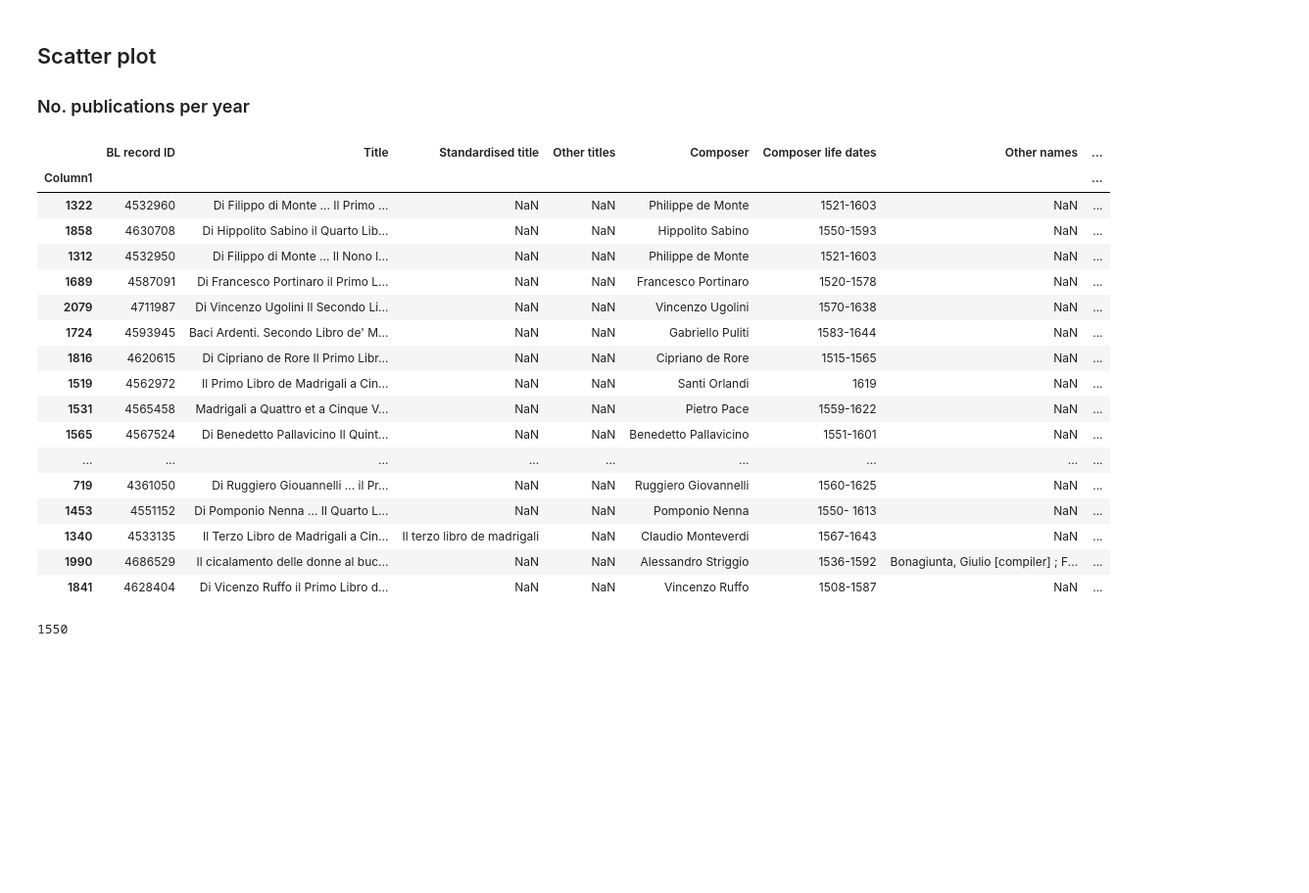
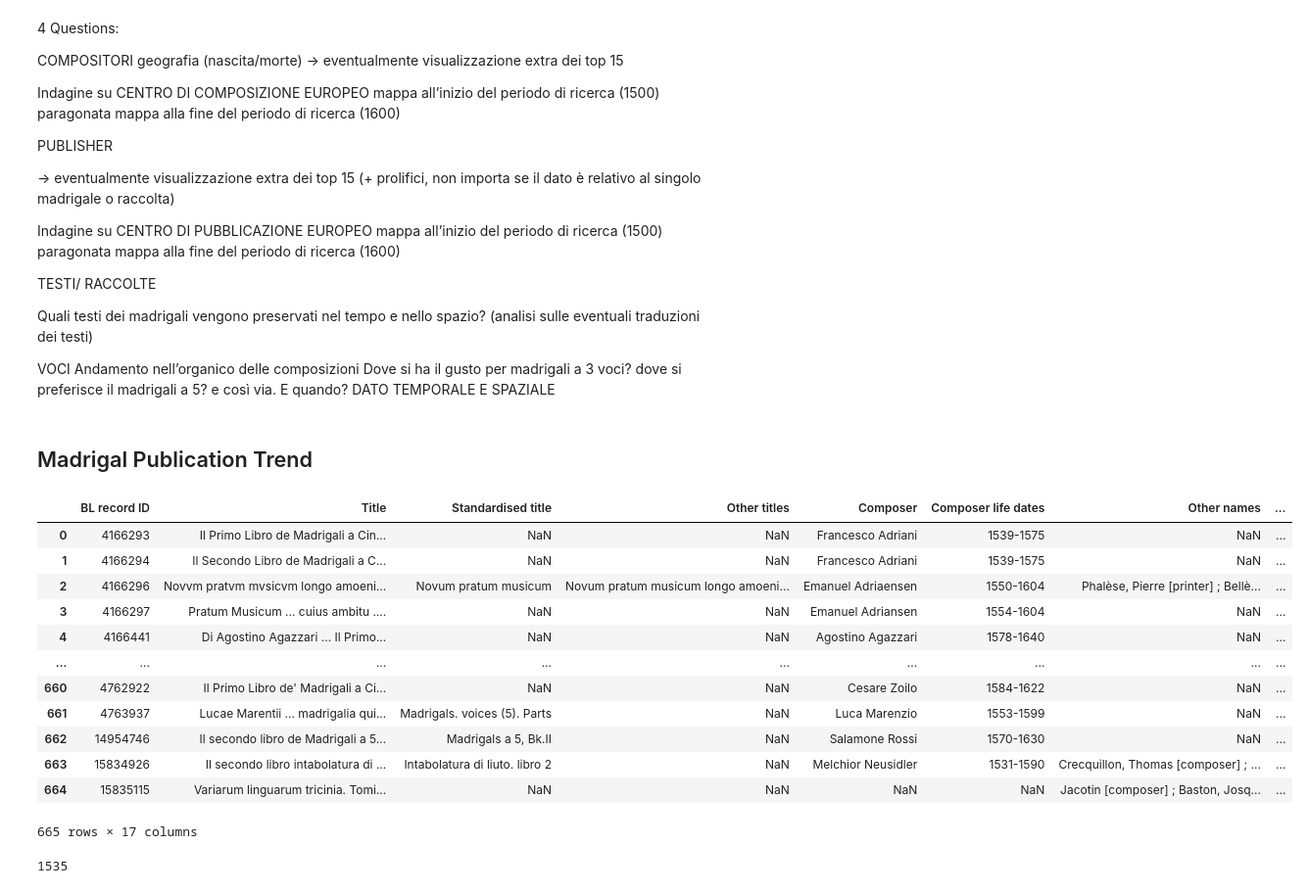
Before and after one commit to Madrigalis/Madrigalis.github.io, a Jupyter notebook: Cleaned.ipynb, the cells around one changed output. Shown at 98% size. Cells and saved outputs as stored; diff of their text form; code cells hidden in the pictures; blank space fills up the shorter version.

```diff
--- a/Cleaned.ipynb
+++ b/Cleaned.ipynb
@@ -1,6 +1,36 @@
+# %% [markdown]
+4 Questions:
+
+COMPOSITORI
+geografia (nascita/morte)
+→ eventualmente visualizzazione extra dei top 15
+
+Indagine su CENTRO DI COMPOSIZIONE EUROPEO
+mappa all’inizio del periodo di ricerca (1500)
+paragonata
+mappa alla fine del periodo di ricerca (1600)
+
+PUBLISHER
+
+→ eventualmente visualizzazione extra dei top 15 (+ prolifici, non importa se il dato è relativo al singolo madrigale o raccolta)
+
+Indagine su CENTRO DI PUBBLICAZIONE EUROPEO
+mappa all’inizio del periodo di ricerca (1500)
+paragonata
+mappa alla fine del periodo di ricerca (1600)
+
+TESTI/ RACCOLTE
+
+Quali testi dei madrigali vengono preservati nel tempo e nello spazio?
+(analisi sulle eventuali traduzioni dei testi)
+
+VOCI
+Andamento nell’organico delle composizioni
+Dove si ha il gusto per madrigali a 3 voci? dove si preferisce il madrigali a 5? e così via.
+E quando?
+DATO TEMPORALE E SPAZIALE
 # %% [markdown]
-## Scatter plot
-### No. publications per year
+## Madrigal Publication Trend
 # %%
 import pandas as pd
 import numpy as np
@@ -23,27 +53,22 @@ from plotly.offline import download_plotlyjs, init_notebook_mode, plot, iplot
 init_notebook_mode(connected=True)
 #cf.go_offline()
 # %%
-data = pd.read_csv("C:/UNI/DHDK/EPDS/Proj/sample_publishers.csv", index_col='Column1', parse_dates=['Composer life dates', 'Publication date (standardised)'])
+data = pd.read_csv("C:/UNI/DHDK/EPDS/Proj/final_publishers_cleaned.csv", index_col='Unnamed: 0', parse_dates=['Composer life dates', 'Publication date (standardised)'])
 data
 # %% [output]
 |  | BL record ID | Title | Standardised title | Other titles | Composer | Composer life dates | Other names | ... |
-| Column1 |  |  |  |  |  |  |  | ... |
-| 1322 | 4532960 | Di Filippo di Monte ... Il Primo ... | NaN | NaN | Philippe de Monte | 1521-1603 | NaN | ... |
-| 1858 | 4630708 | Di Hippolito Sabino il Quarto Lib... | NaN | NaN | Hippolito Sabino | 1550-1593 | NaN | ... |
-| 1312 | 4532950 | Di Filippo di Monte ... Il Nono l... | NaN | NaN | Philippe de Monte | 1521-1603 | NaN | ... |
-| 1689 | 4587091 | Di Francesco Portinaro il Primo L... | NaN | NaN | Francesco Portinaro | 1520-1578 | NaN | ... |
-| 2079 | 4711987 | Di Vincenzo Ugolini Il Secondo Li... | NaN | NaN | Vincenzo Ugolini | 1570-1638 | NaN | ... |
-| 1724 | 4593945 | Baci Ardenti. Secondo Libro de' M... | NaN | NaN | Gabriello Puliti | 1583-1644 | NaN | ... |
-| 1816 | 4620615 | Di Cipriano de Rore Il Primo Libr... | NaN | NaN | Cipriano de Rore | 1515-1565 | NaN | ... |
-| 1519 | 4562972 | Il Primo Libro de Madrigali a Cin... | NaN | NaN | Santi Orlandi | 1619 | NaN | ... |
-| 1531 | 4565458 | Madrigali a Quattro et a Cinque V... | NaN | NaN | Pietro Pace | 1559-1622 | NaN | ... |
-| 1565 | 4567524 | Di Benedetto Pallavicino Il Quint... | NaN | NaN | Benedetto Pallavicino | 1551-1601 | NaN | ... |
+| 0 | 4166293 | Il Primo Libro de Madrigali a Cin... | NaN | NaN | Francesco Adriani | 1539-1575 | NaN | ... |
+| 1 | 4166294 | Il Secondo Libro de Madrigali a C... | NaN | NaN | Francesco Adriani | 1539-1575 | NaN | ... |
+| 2 | 4166296 | Novvm pratvm mvsicvm longo amoeni... | Novum pratum musicum | Novum pratum musicum longo amoeni... | Emanuel Adriaensen | 1550-1604 | Phalèse, Pierre [printer] ; Bellè... | ... |
+| 3 | 4166297 | Pratum Musicum ... cuius ambitu .... | NaN | NaN | Emanuel Adriansen | 1554-1604 | NaN | ... |
+| 4 | 4166441 | Di Agostino Agazzari ... Il Primo... | NaN | NaN | Agostino Agazzari | 1578-1640 | NaN | ... |
 | ... | ... | ... | ... | ... | ... | ... | ... | ... |
-| 719 | 4361050 | Di Ruggiero Giouannelli ... il Pr... | NaN | NaN | Ruggiero Giovannelli | 1560-1625 | NaN | ... |
-| 1453 | 4551152 | Di Pomponio Nenna ... Il Quarto L... | NaN | NaN | Pomponio Nenna | 1550- 1613 | NaN | ... |
-| 1340 | 4533135 | Il Terzo Libro de Madrigali a Cin... | Il terzo libro de madrigali | NaN | Claudio Monteverdi | 1567-1643 | NaN | ... |
-| 1990 | 4686529 | Il cicalamento delle donne al buc... | NaN | NaN | Alessandro Striggio | 1536-1592 | Bonagiunta, Giulio [compiler] ; F... | ... |
-| 1841 | 4628404 | Di Vicenzo Ruffo il Primo Libro d... | NaN | NaN | Vincenzo Ruffo | 1508-1587 | NaN | ... |
+| 660 | 4762922 | Il Primo Libro de' Madrigali a Ci... | NaN | NaN | Cesare Zoilo | 1584-1622 | NaN | ... |
+| 661 | 4763937 | Lucae Marentii ... madrigalia qui... | Madrigals. voices (5). Parts | NaN | Luca Marenzio | 1553-1599 | NaN | ... |
+| 662 | 14954746 | Il secondo libro de Madrigali a 5... | Madrigals a 5, Bk.II | NaN | Salamone Rossi | 1570-1630 | NaN | ... |
+| 663 | 15834926 | Il secondo libro intabolatura di ... | Intabolatura di liuto. libro 2 | NaN | Melchior Neusidler | 1531-1590 | Crecquillon, Thomas [composer] ; ... | ... |
+| 664 | 15835115 | Variarum linguarum tricinia. Tomi... | NaN | NaN | NaN | NaN | Jacotin [composer] ; Baston, Josq... | ... |
+665 rows × 17 columns
 # %%
 # replacing blank spaces with '_'
 # so that it is possible to query the dataframe with pandas .query() method
@@ -60,7 +85,7 @@ s2 = int(s)
 # end timespan
 e = 1678
 # %% [output]
-1550
+1535
 # %%
 ys = list(data['Publication_date_(standardised)'])
 ys.sort()
```
Also changed, not shown: parts of 34 cells of this notebook.
